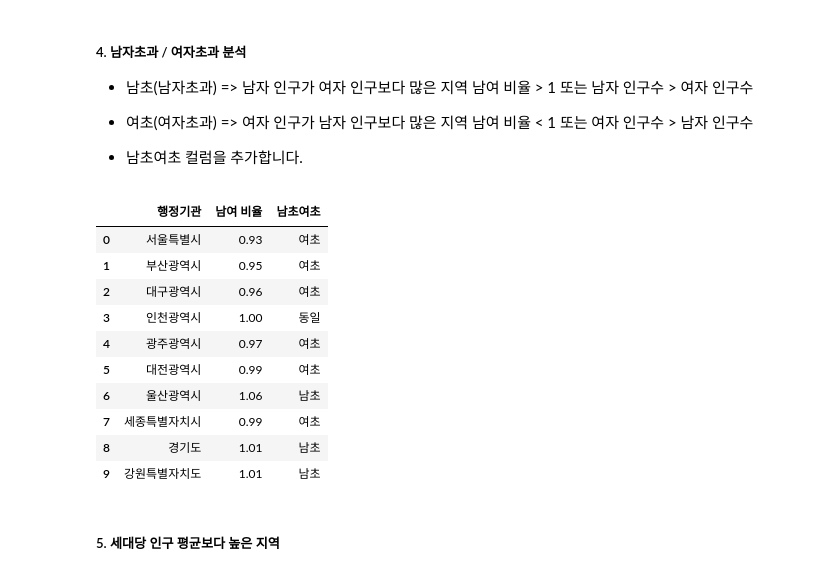
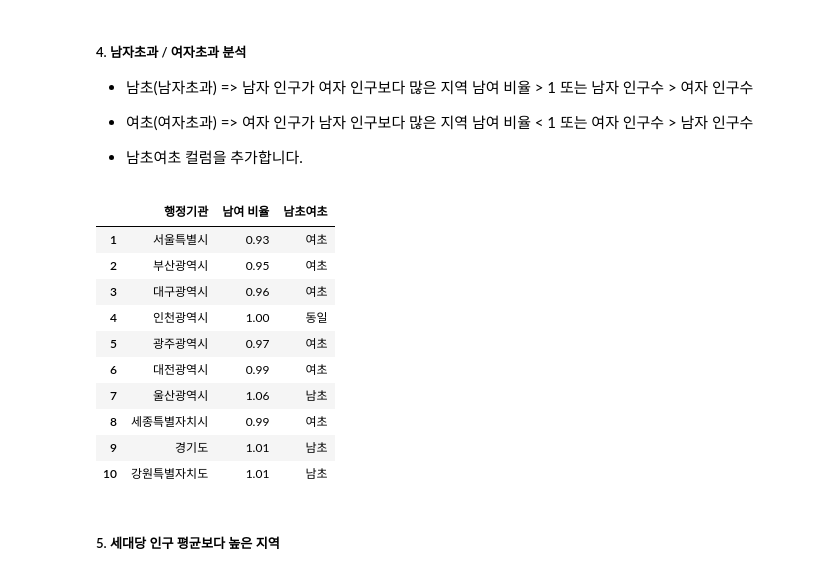
Before and after one commit to oyushik/04-data-visualization, a Jupyter notebook: 04_인구현황분석.ipynb, the cells around one changed output. Cells and saved outputs as stored; diff of their text form; code cells hidden in the pictures.

```diff
--- a/04_인구현황분석.ipynb
+++ b/04_인구현황분석.ipynb
@@ -24,7 +24,7 @@ df_all.head()
 | 4 | 2800000000 | 인천광역시 | 3021010 | 1373827 | 2.20 | 1509243 | 1511767 | 1.00 |
 # %%
 # 전국 데이터는 제거하고 새로운 DataFrame 생성, 변수명은 df
-df = df_all.loc[df_all['행정기관'] != '전국'].copy().reset_index(drop=True)
+df = df_all.loc[df_all['행정기관'] != '전국'].copy()
 df.head()
 # %% [output]
 |  | 행정기관코드 | 행정기관 | 총인구수 | 세대수 | 세대당 인구 | 남자 인구수 | 여자 인구수 | 남여 비율 |
@@ -149,20 +151,20 @@ plt.show()
 * 남초여초 컬럼을 추가합니다.
 # %%
 df_sex_ratio = df[['행정기관', '남여 비율']].copy()
-df_sex_ratio['남초여초'] = df_sex_ratio['남여 비율'].map(lambda x: '동일' if x == 1 else('남초' if x > 1 else '여초'))
+df_sex_ratio['남초여초'] = df_sex_ratio['남여 비율'].apply(lambda x: '동일' if x == 1 else('남초' if x > 1 else '여초'))
 df_sex_ratio.head(10)
 # %% [output]
 |  | 행정기관 | 남여 비율 | 남초여초 |
-| 0 | 서울특별시 | 0.93 | 여초 |
-| 1 | 부산광역시 | 0.95 | 여초 |
-| 2 | 대구광역시 | 0.96 | 여초 |
-| 3 | 인천광역시 | 1.00 | 동일 |
-| 4 | 광주광역시 | 0.97 | 여초 |
-| 5 | 대전광역시 | 0.99 | 여초 |
-| 6 | 울산광역시 | 1.06 | 남초 |
-| 7 | 세종특별자치시 | 0.99 | 여초 |
-| 8 | 경기도 | 1.01 | 남초 |
-| 9 | 강원특별자치도 | 1.01 | 남초 |
+| 1 | 서울특별시 | 0.93 | 여초 |
+| 2 | 부산광역시 | 0.95 | 여초 |
+| 3 | 대구광역시 | 0.96 | 여초 |
+| 4 | 인천광역시 | 1.00 | 동일 |
+| 5 | 광주광역시 | 0.97 | 여초 |
+| 6 | 대전광역시 | 0.99 | 여초 |
+| 7 | 울산광역시 | 1.06 | 남초 |
+| 8 | 세종특별자치시 | 0.99 | 여초 |
+| 9 | 경기도 | 1.01 | 남초 |
+| 10 | 강원특별자치도 | 1.01 | 남초 |
 # %% [markdown]
 ##### 5. 세대당 인구 평균보다 높은 지역
 # %%
```
Also changed, not shown: parts of 7 cells of this notebook.
